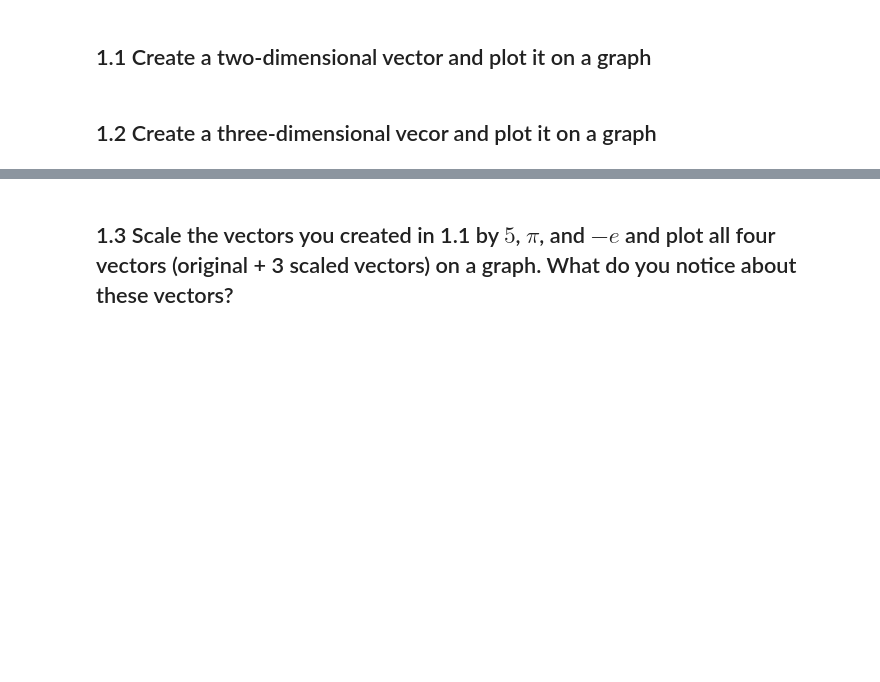
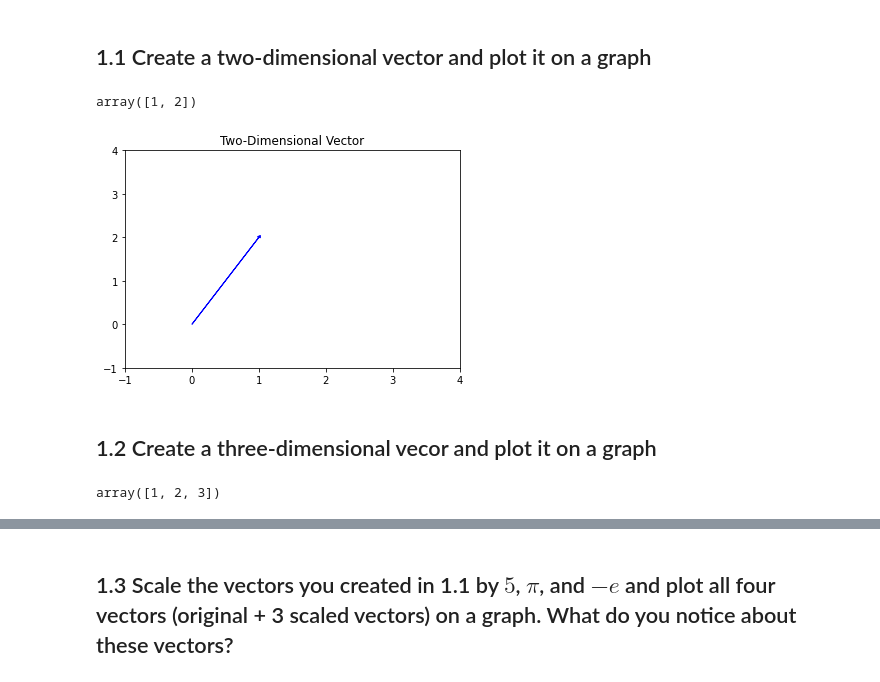
Before and after one commit to bloominstituteoftechnology/DS-Unit-1-Sprint-3-Linear-Algebra, a Jupyter notebook: module1-vectors-and-matrices/LS_DS_131_Vectors_and_Matrices_Assignment.ipynb, the cells around one changed output, grey strips where cells are left out. Drawn from its saved outputs; the diff is of its cells as text; code cells hidden in the pictures; blank space fills up the shorter version.

```diff
--- a/module1-vectors-and-matrices/LS_DS_131_Vectors_and_Matrices_Assignment.ipynb
+++ b/module1-vectors-and-matrices/LS_DS_131_Vectors_and_Matrices_Assignment.ipynb
@@ -4,5 +6,35 @@
 For the questions below it is not sufficient to simply provide answer to the questions, but you must solve the problems and show your work using python (the NumPy library will help a lot!) Translate the vectors and matrices into their appropriate python  representations and use numpy or functions that you write yourself to demonstrate the result or property.
 # %% [markdown]
 ## 1.1 Create a two-dimensional vector and plot it on a graph
+# %%
+# Create two-dimensional vector
+
+import numpy as np
+
+two_dimensional_vector = np.array([1, 2])
+
+two_dimensional_vector
+# %% [output]
+array([1, 2])
+# %%
+# Plot two-dimensional vector on a graph
+
+import matplotlib.pyplot as plt
+
+plt.arrow(0,0, two_dimensional_vector[0], two_dimensional_vector[1],head_width=.05, head_length=0.05, color ='blue')
+plt.xlim(-1,4)
+plt.ylim(-1,4)
+plt.title("Two-Dimensional Vector")
+plt.show()
+# %% [output]
+[figure, added]
 # %% [markdown]
 ## 1.2 Create a three-dimensional vecor and plot it on a graph
+# %%
+# Create three-dimensional vector
+
+three_dimensional_vector = np.array([1, 2, 3])
+
+three_dimensional_vector
+# %% [output]
+array([1, 2, 3])
```
Also changed, not shown: parts of 37 cells of this notebook.
